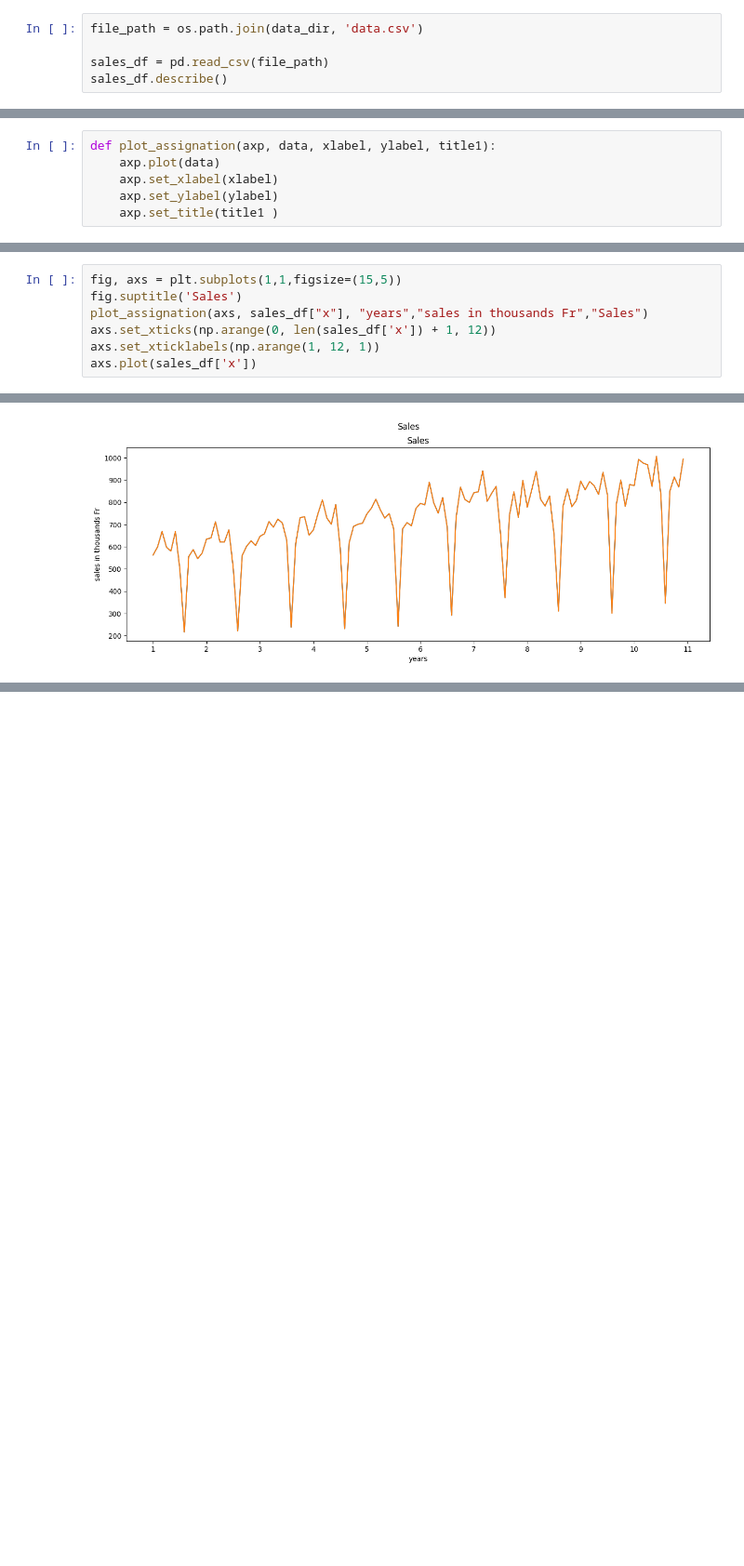
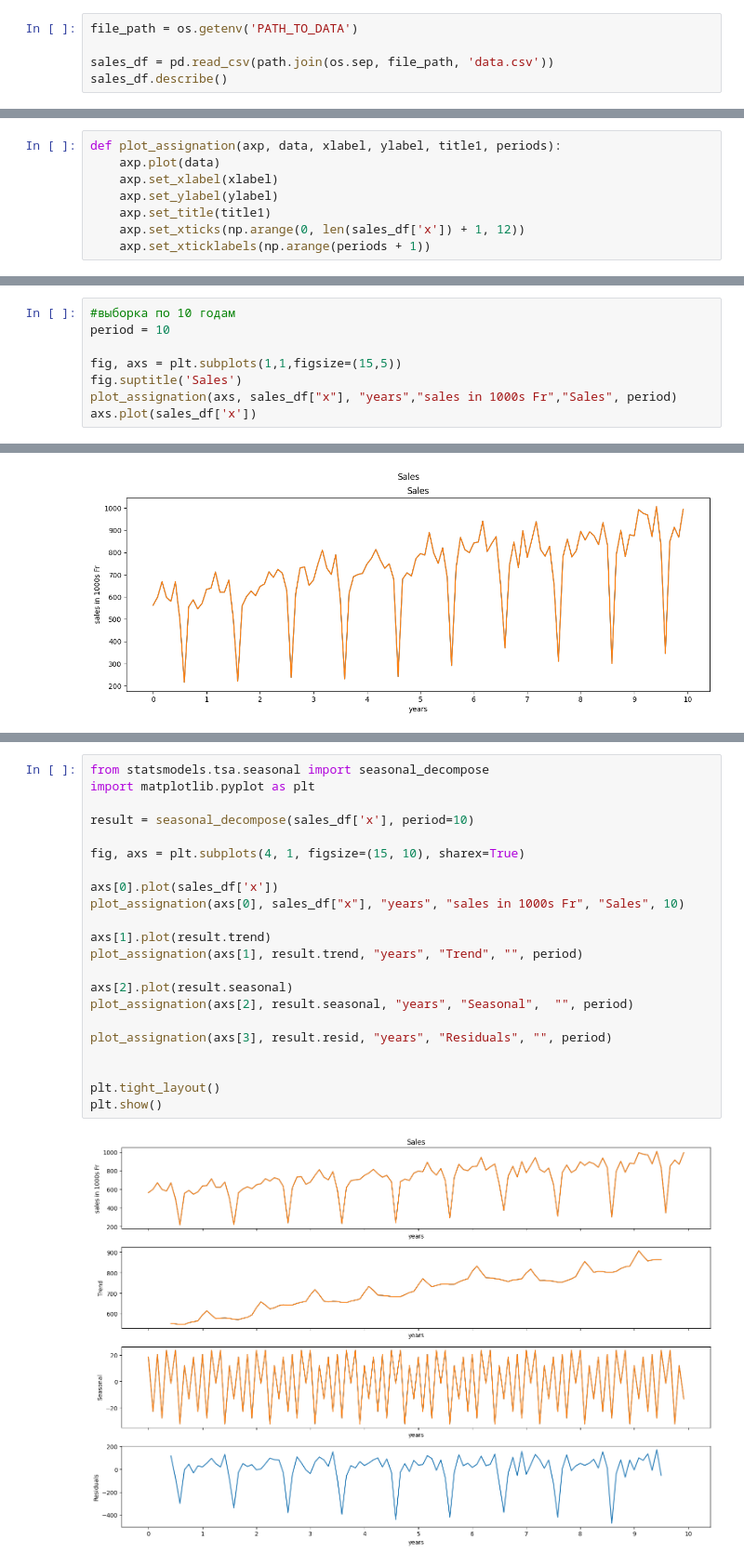
Before and after one commit to alexvilno/PSU_TIMESERIES, a Jupyter notebook: homework2/homework.ipynb, the cells around one changed output, grey strips where cells are left out. Shown: that part at 93% size. Cells and saved outputs as stored; diff of their text form; blank space fills up the shorter version.

```diff
--- a/homework2/homework.ipynb
+++ b/homework2/homework.ipynb
@@ -11,7 +31,7 @@ data_dir = os.path.join(os.path.abspath(os.curdir), 'data')
 # %%
-file_path = os.path.join(data_dir, 'data.csv')
+file_path = os.getenv('PATH_TO_DATA')
 
-sales_df = pd.read_csv(file_path)
+sales_df = pd.read_csv(path.join(os.sep, file_path, 'data.csv'))
 sales_df.describe()
 # %% [output]
 |  | Unnamed: 0 | x |
@@ -26,6 +50,8 @@ sales_df.describe()
 # %%
-def plot_assignation(axp, data, xlabel, ylabel, title1):
+def plot_assignation(axp, data, xlabel, ylabel, title1, periods):
     axp.plot(data)
     axp.set_xlabel(xlabel)
     axp.set_ylabel(ylabel)
-    axp.set_title(title1 )
+    axp.set_title(title1)
+    axp.set_xticks(np.arange(0, len(sales_df['x']) + 1, 12))
+    axp.set_xticklabels(np.arange(periods + 1))
@@ -32,9 +60,10 @@ def plot_assignation(axp, data, xlabel, ylabel, title1):
 # %%
+#выборка по 10 годам
+period = 10
+
 fig, axs = plt.subplots(1,1,figsize=(15,5))
 fig.suptitle('Sales')
-plot_assignation(axs, sales_df["x"], "years","sales in thousands Fr","Sales")
-axs.set_xticks(np.arange(0, len(sales_df['x']) + 1, 12))
-axs.set_xticklabels(np.arange(1, 12, 1))
+plot_assignation(axs, sales_df["x"], "years","sales in 1000s Fr","Sales", period)
 axs.plot(sales_df['x'])
 # %% [output]
 [<matplotlib.lines.Line2D at 0x...>]
@@ -41,0 +73,24 @@ axs.plot(sales_df['x'])
+# %%
+from statsmodels.tsa.seasonal import seasonal_decompose
+import matplotlib.pyplot as plt
+
+result = seasonal_decompose(sales_df['x'], period=10)
+
+fig, axs = plt.subplots(4, 1, figsize=(15, 10), sharex=True)
+
+axs[0].plot(sales_df['x'])
+plot_assignation(axs[0], sales_df["x"], "years", "sales in 1000s Fr", "Sales", 10)
+
+axs[1].plot(result.trend)
+plot_assignation(axs[1], result.trend, "years", "Trend", "", period)
+
+axs[2].plot(result.seasonal)
+plot_assignation(axs[2], result.seasonal, "years", "Seasonal",  "", period)
+
+plot_assignation(axs[3], result.resid, "years", "Residuals", "", period)
+
+
+plt.tight_layout()
+plt.show()
+# %% [output]
+[figure, added]
```
Also changed, not shown: parts of 14 cells of this notebook, 1 other file.
